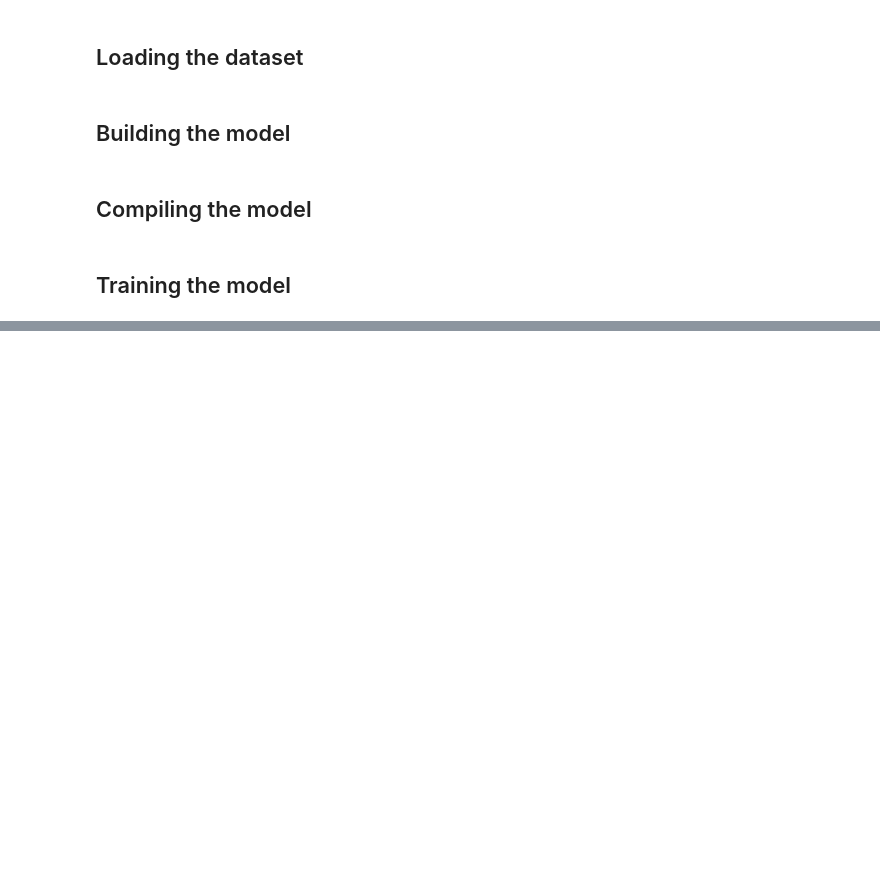
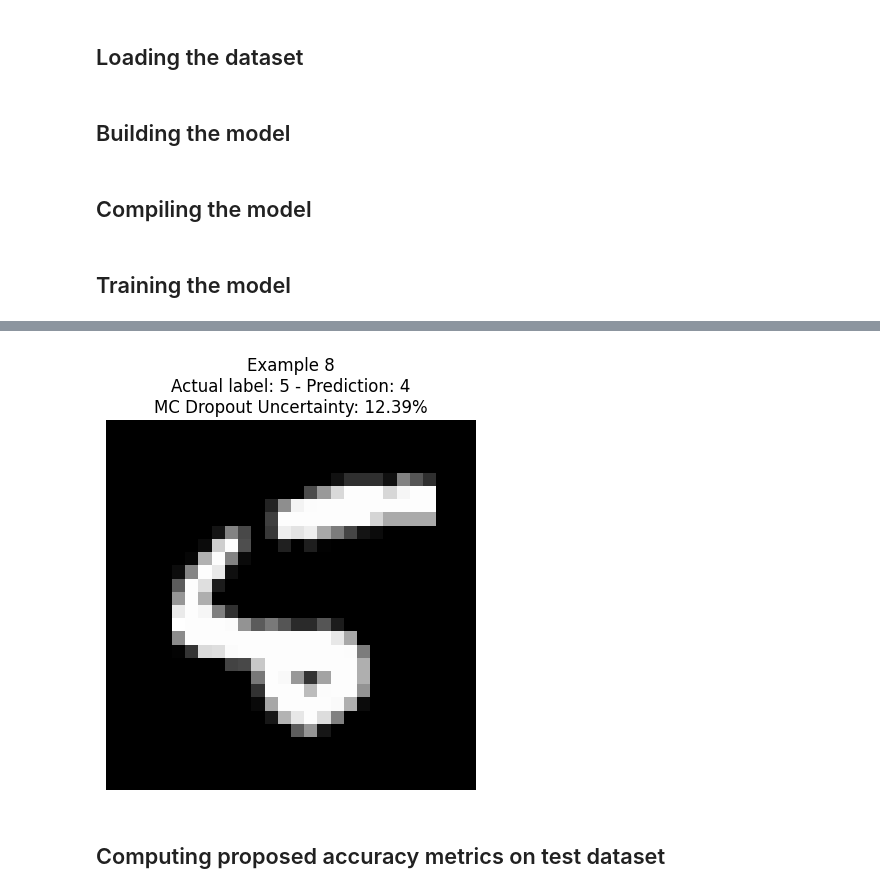
Before and after one commit to nicopellegrinelli/roby, a Jupyter notebook: code/InitialInvestigation.ipynb, the cells around one changed output, grey strips where cells are left out. Cells and saved outputs as stored; diff of their text form; code cells hidden in the pictures; blank space fills up the shorter version.

```diff
--- a/code/InitialInvestigation.ipynb
+++ b/code/InitialInvestigation.ipynb
@@ -67,0 +138,12 @@ NameError: name 'acc_was' is not defined
+# %%
+# Predict using Monte Carlo Dropout, also compute uncertainty as standard deviation
+def mc_dropout_prediction(model, x):
+    x = np.expand_dims(x, axis=0)  # adds batch dimension in position 0
+    prediction = np.array([model(x, training=True)[0] for _ in range(10)]) # run ten times enabling dropout
+    mean = np.mean(prediction, axis=0)
+    output = np.argmax(mean)
+    # Take the max probability for each run (usually associated with the same class)
+    # and compute the standard deviation as uncerainty measure
+    max_probs = np.max(prediction, axis=1)
+    uncertainty = np.std(max_probs)
+    return mean, uncertainty
@@ -67,0 +174,14 @@ NameError: name 'acc_was' is not defined
+# %%
+# Compute the uncertainty (with MC Dropout) for image 8 in the dataset, that shows to be complex to predict
+mean, uncertainty = mc_dropout_prediction(model, x_test[8])
+actual = np.argmax(y_test[8])
+output = np.argmax(mean)
+# Plot the image
+plt.imshow(x_test[8].reshape(28, 28), cmap='gray')
+plt.title(f"Example 8\nActual label: {actual} - Prediction: {output}\nMC Dropout Uncertainty: {uncertainty*100:.2f}%")
+plt.axis('off')
+plt.show()
+# %% [output]
+[figure, added]
+# %% [markdown]
+## Computing proposed accuracy metrics on test dataset
```
Also changed, not shown: parts of 14 cells of this notebook.
